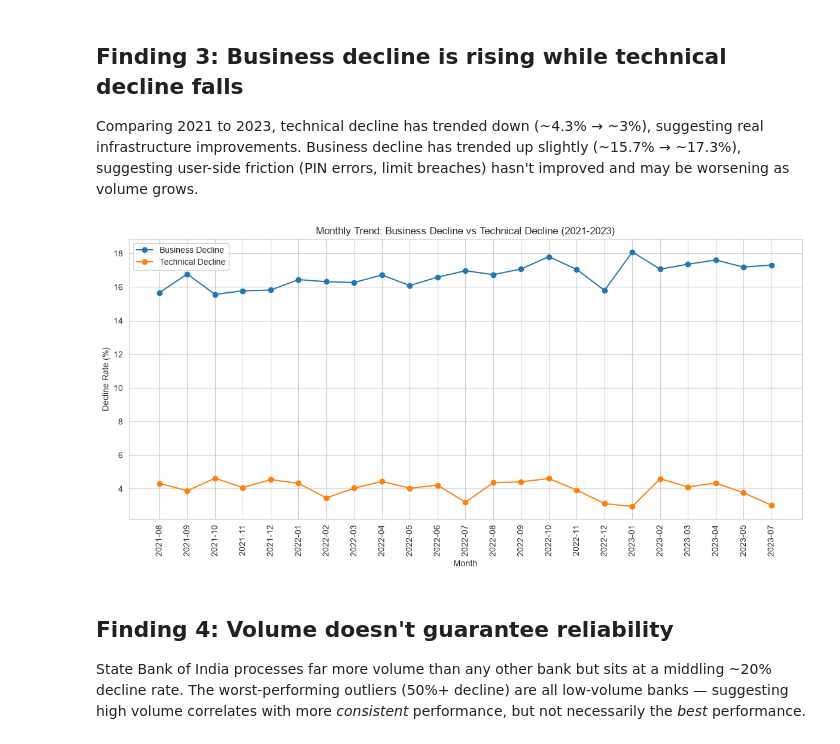
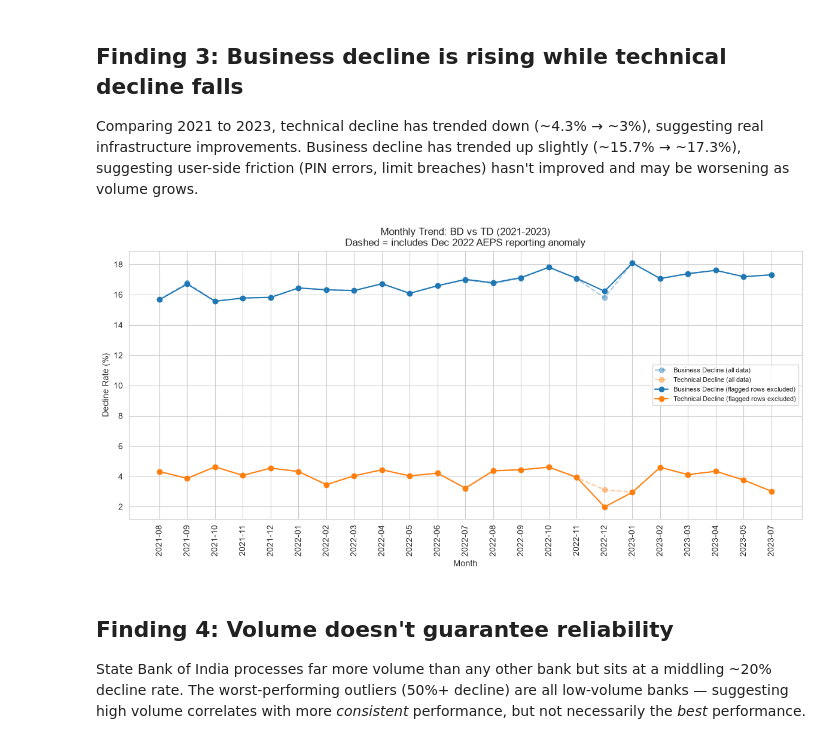
Before and after one commit to nandini2217/NPCI-Digital-Payments-Failure-Analysis, a Jupyter notebook: notebooks/eda.ipynb, the cells around one changed output. Drawn from its saved outputs; the diff is of its cells as text; code cells hidden in the pictures.

Commit message:
Update trend chart to show flagged-row-excluded comparison; refine anomaly note

```diff
--- a/notebooks/eda.ipynb
+++ b/notebooks/eda.ipynb
@@ -95,31 +95,41 @@ trended up slightly (~15.7% → ~17.3%), suggesting user-side friction
 (PIN errors, limit breaches) hasn't improved and may be worsening as
 volume grows.
 # %%
-monthly_trend = (
+# Reload with the data_quality_flag column now included
+df = pd.read_csv("../data/processed/npci_declined_cleaned.csv", parse_dates=["date"])
+
+monthly_trend_all = (
     df.groupby(["year", "month"])[["bd_pct", "td_pct"]]
     .mean()
     .reset_index()
 )
+monthly_trend_clean = (
+    df[df["data_quality_flag"] == False]
+    .groupby(["year", "month"])[["bd_pct", "td_pct"]]
+    .mean()
+    .reset_index()
+)
 
-# Create a proper sortable period label for the x-axis
-monthly_trend["period"] = (
-    monthly_trend["year"].astype(str) + "-" + monthly_trend["month"].astype(str).str.zfill(2)
-)
-monthly_trend = monthly_trend.sort_values(["year", "month"])
+for d in (monthly_trend_all, monthly_trend_clean):
+    d["period"] = d["year"].astype(str) + "-" + d["month"].astype(str).str.zfill(2)
+    d.sort_values(["year", "month"], inplace=True)
 
 plt.figure(figsize=(12, 6))
-plt.plot(monthly_trend["period"], monthly_trend["bd_pct"], marker="o", label="Business Decline")
-plt.plot(monthly_trend["period"], monthly_trend["td_pct"], marker="o", label="Technical Decline")
-plt.title("Monthly Trend: Business Decline vs Technical Decline (2021-2023)")
+plt.plot(monthly_trend_all["period"], monthly_trend_all["bd_pct"], marker="o", label="Business Decline (all data)", alpha=0.4, linestyle="--")
+plt.plot(monthly_trend_all["period"], monthly_trend_all["td_pct"], marker="o", label="Technical Decline (all data)", alpha=0.4, linestyle="--")
+plt.plot(monthly_trend_clean["period"], monthly_trend_clean["bd_pct"], marker="o", label="Business Decline (flagged rows excluded)", color="#1f77b4")
+plt.plot(monthly_trend_clean["period"], monthly_trend_clean["td_pct"], marker="o", label="Technical Decline (flagged rows excluded)", color="#ff7f0e")
+
+plt.title("Monthly Trend: BD vs TD (2021-2023)\nDashed = includes Dec 2022 AEPS reporting anomaly")
 plt.xlabel("Month")
 plt.ylabel("Decline Rate (%)")
 plt.xticks(rotation=90)
-plt.legend()
+plt.legend(fontsize=8)
 plt.tight_layout()
 plt.savefig("../data/processed/chart_monthly_trend.png", dpi=150)
 plt.show()
 # %% [output]
-[figure, old version]
+[figure, new version]
 # %% [markdown]
 ## Finding 4: Volume doesn't guarantee reliability
 
```
Also changed, not shown: 2 other files.
